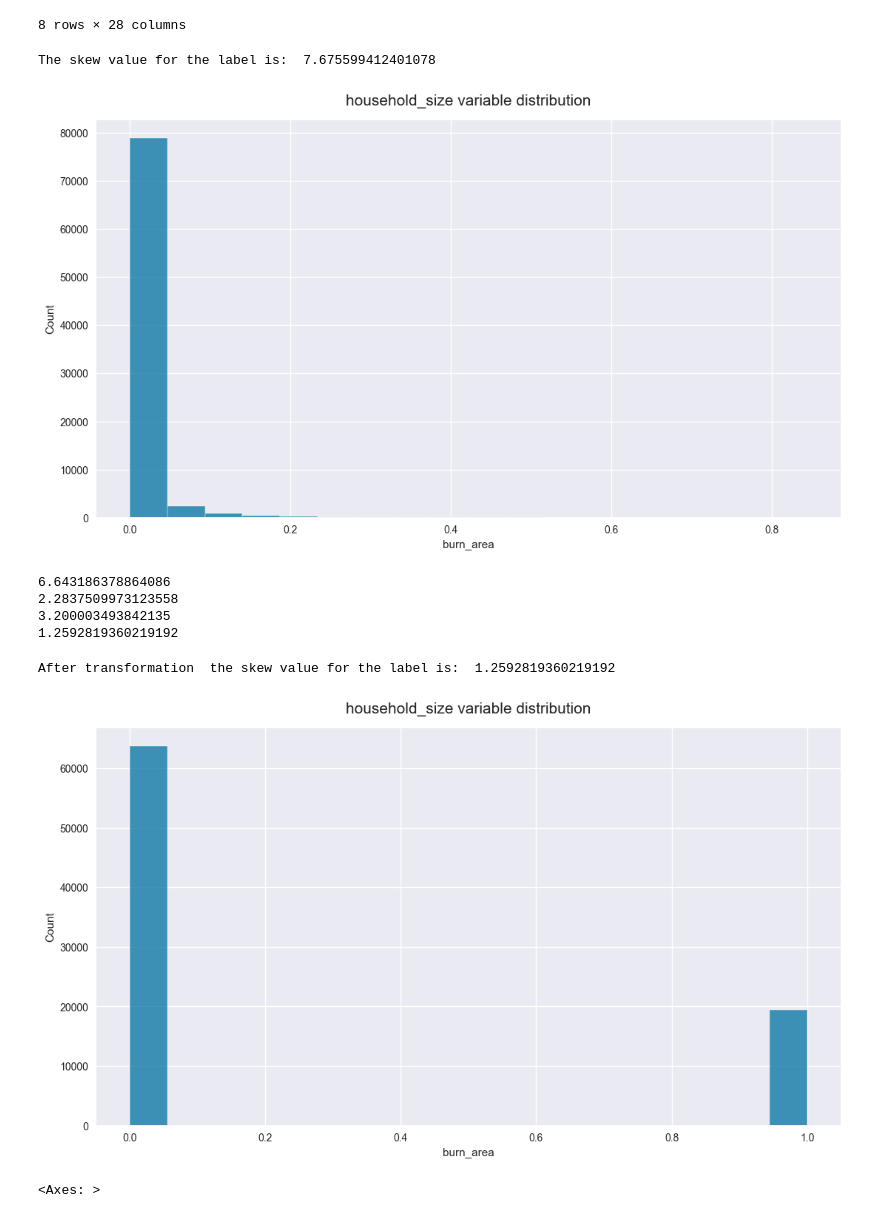
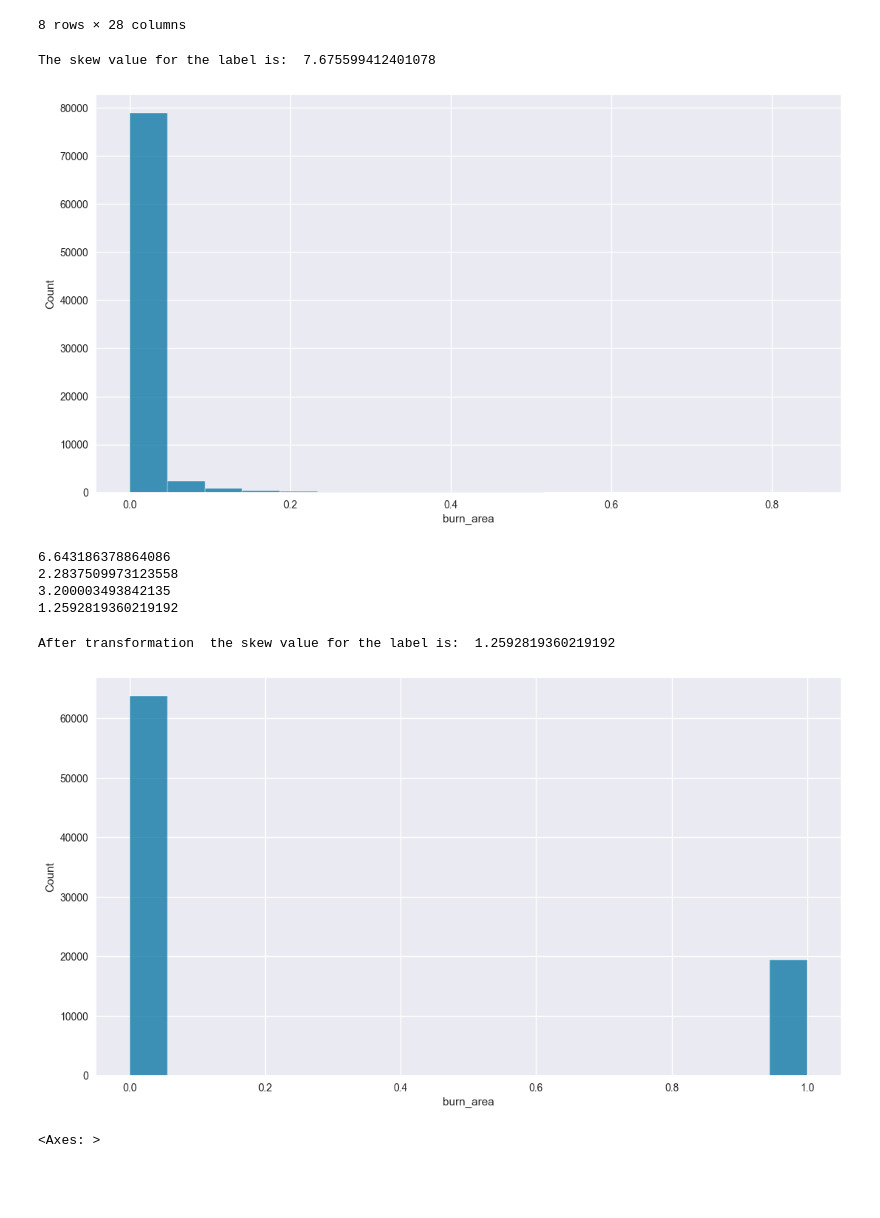
Before and after one commit to BrianMsane/fire-prediction, a Jupyter notebook: model/Fighting_Fire_with_Data_Starter_Notebook.ipynb, the cells around one changed output. Saved outputs shown, nothing was run; the diff lists cells and outputs as text; code cells hidden in the pictures; blank space fills up the shorter version.

```diff
--- a/model/Fighting_Fire_with_Data_Starter_Notebook.ipynb
+++ b/model/Fighting_Fire_with_Data_Starter_Notebook.ipynb
@@ -72,17 +71,16 @@ train.describe()
 # %%
 # // The target is highly skewed
     # // we need to transform it
 
 print(f'The skew value for the label is:  {train.burn_area.skew()}')
 
 sns.set_style('darkgrid')
 plt.figure(figsize = (13, 7))
 sns.histplot(train.burn_area)
-plt.title('household_size variable distribution', y = 1.02, fontsize = 15)
 plt.show()
 # %% [output]
 The skew value for the label is:  7.675599412401078
-[figure, old version]
+[figure, new version]
 # %%
 # // Investigate some transformation techniques
 
@@ -104,11 +102,10 @@ print(f'After transformation  the skew value for the label is:  {(train.burn_are
 sns.set_style('darkgrid')
 plt.figure(figsize = (13, 7))
 sns.histplot(train.burn_area ** float(1/1024))
-plt.title('household_size variable distribution', y = 1.02, fontsize = 15)
 plt.show()
 # %% [output]
 After transformation  the skew value for the label is:  1.2592819360219192
-[figure, old version]
+[figure, new version]
 # %%
 # Look at correlation with target
 train.select_dtypes(include=['number']).corr()['burn_area'].sort_values().plot(kind='bar', figsize=(18, 6))
```
Also changed, not shown: parts of 13 cells of this notebook.
